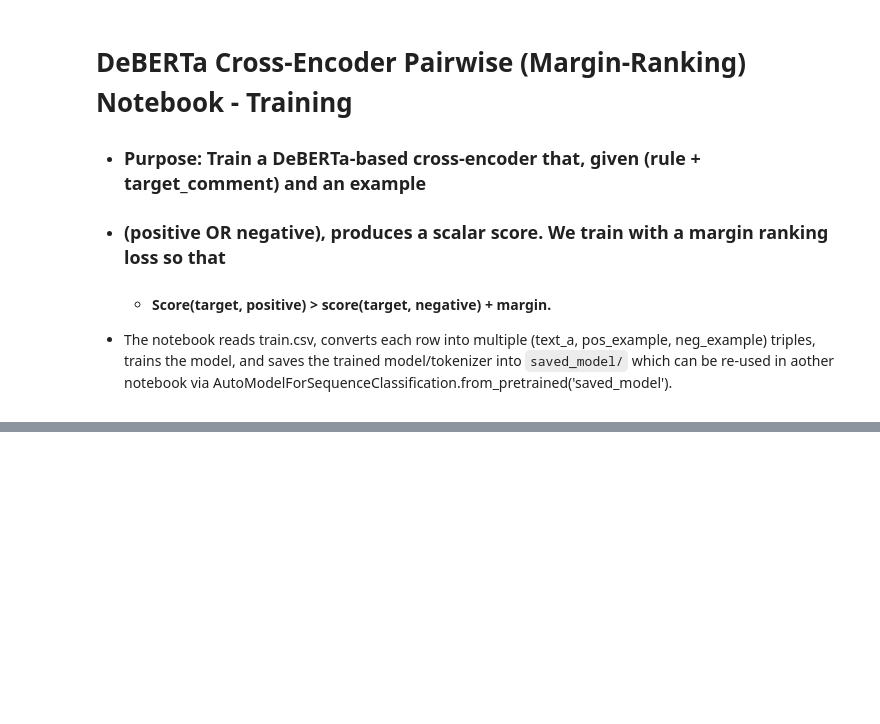
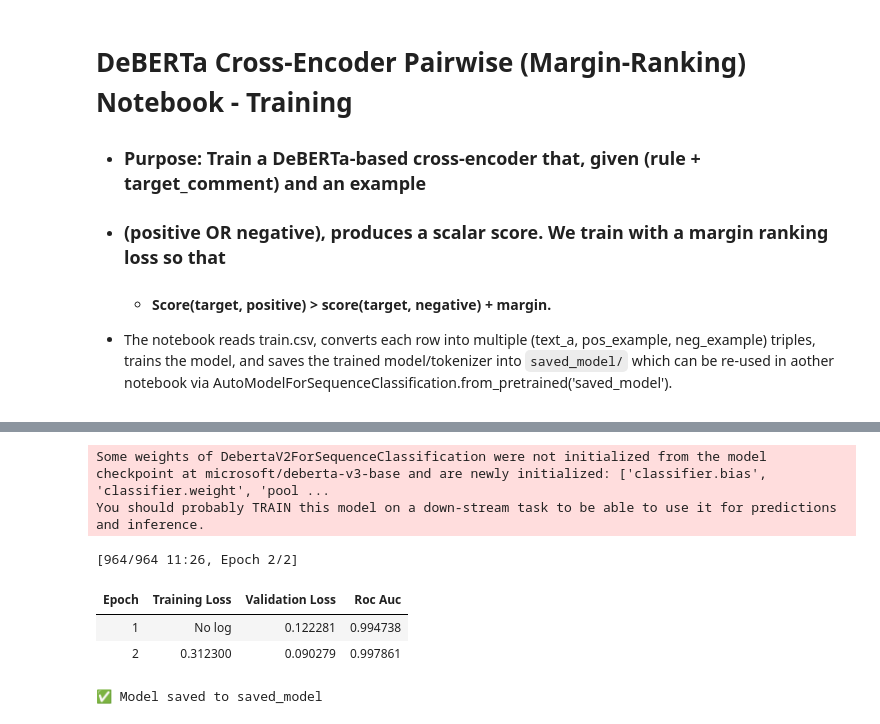
Before and after one commit to DS-VERMA-S/KaggleProjects, a Jupyter notebook: CommunityRuleClassification/deberta-cross-encoder-pairwise-margin-ranking.ipynb, the cells around one changed output, grey strips where cells are left out. Cells and saved outputs as stored; diff of their text form; code cells hidden in the pictures; blank space fills up the shorter version.

```diff
--- a/CommunityRuleClassification/deberta-cross-encoder-pairwise-margin-ranking.ipynb
+++ b/CommunityRuleClassification/deberta-cross-encoder-pairwise-margin-ranking.ipynb
@@ -272,0 +177,47 @@ print('Done')
+# %%
+model = AutoModelForSequenceClassification.from_pretrained(model_name, num_labels=2)
+# %% [output]
+Some weights of DebertaV2ForSequenceClassification were not initialized from the model checkpoint at microsoft/deberta-v3-base and are newly initialized: ['classifier.bias', 'classifier.weight', 'pool ...
+You should probably TRAIN this model on a down-stream task to be able to use it for predictions and inference.
+# %%
+training_args = TrainingArguments(
+        output_dir=output_dir,
+        eval_strategy=IntervalStrategy.EPOCH,
+        save_strategy=IntervalStrategy.EPOCH,
+        learning_rate=2e-5,
+        per_device_train_batch_size=8,
+        per_device_eval_batch_size=8,
+        num_train_epochs=2,
+        weight_decay=0.01,
+        load_best_model_at_end=True,
+        report_to=[],
+        metric_for_best_model="eval_loss",
+        greater_is_better=False
+    )
+# %%
+def compute_metrics(eval_pred):
+        logits, labels = eval_pred
+        probs = torch.softmax(torch.tensor(logits), dim=-1)[:, 1].numpy()
+        auc = roc_auc_score(labels, probs)
+        return {"roc_auc": auc}
+# %%
+trainer = Trainer(
+        model=model,
+        args=training_args,
+        train_dataset=train_ds,
+        eval_dataset=val_ds,
+        tokenizer=tokenizer,
+        compute_metrics=compute_metrics,
+    )
+# %%
+trainer.train()
+trainer.save_model(output_dir)
+tokenizer.save_pretrained(output_dir)
+
+print(f"✅ Model saved to {output_dir}")
+# %% [output]
+[964/964 11:26, Epoch 2/2]
+| Epoch | Training Loss | Validation Loss | Roc Auc |
+| 1 | No log | 0.122281 | 0.994738 |
+| 2 | 0.312300 | 0.090279 | 0.997861 |
+✅ Model saved to saved_model
```
Also changed, not shown: parts of 20 cells of this notebook.
